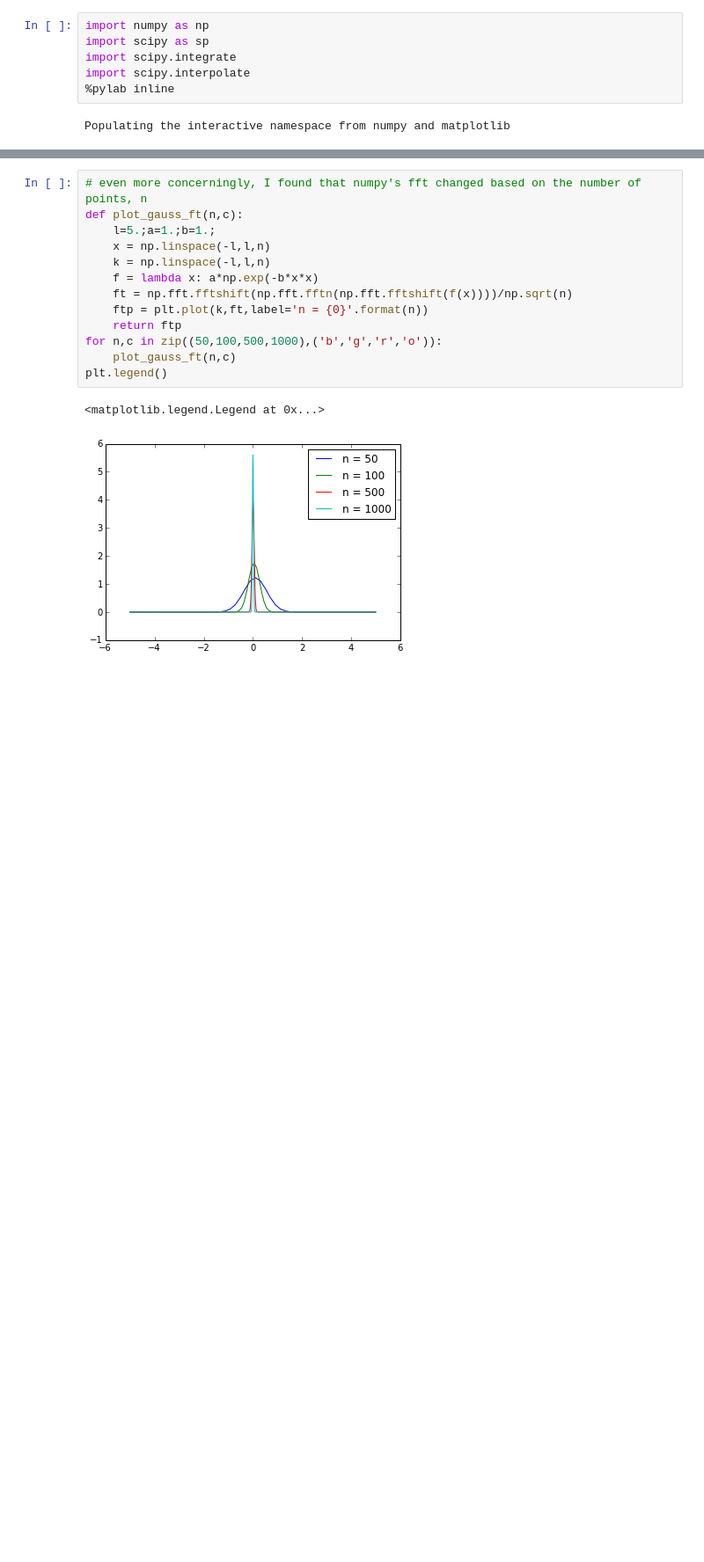
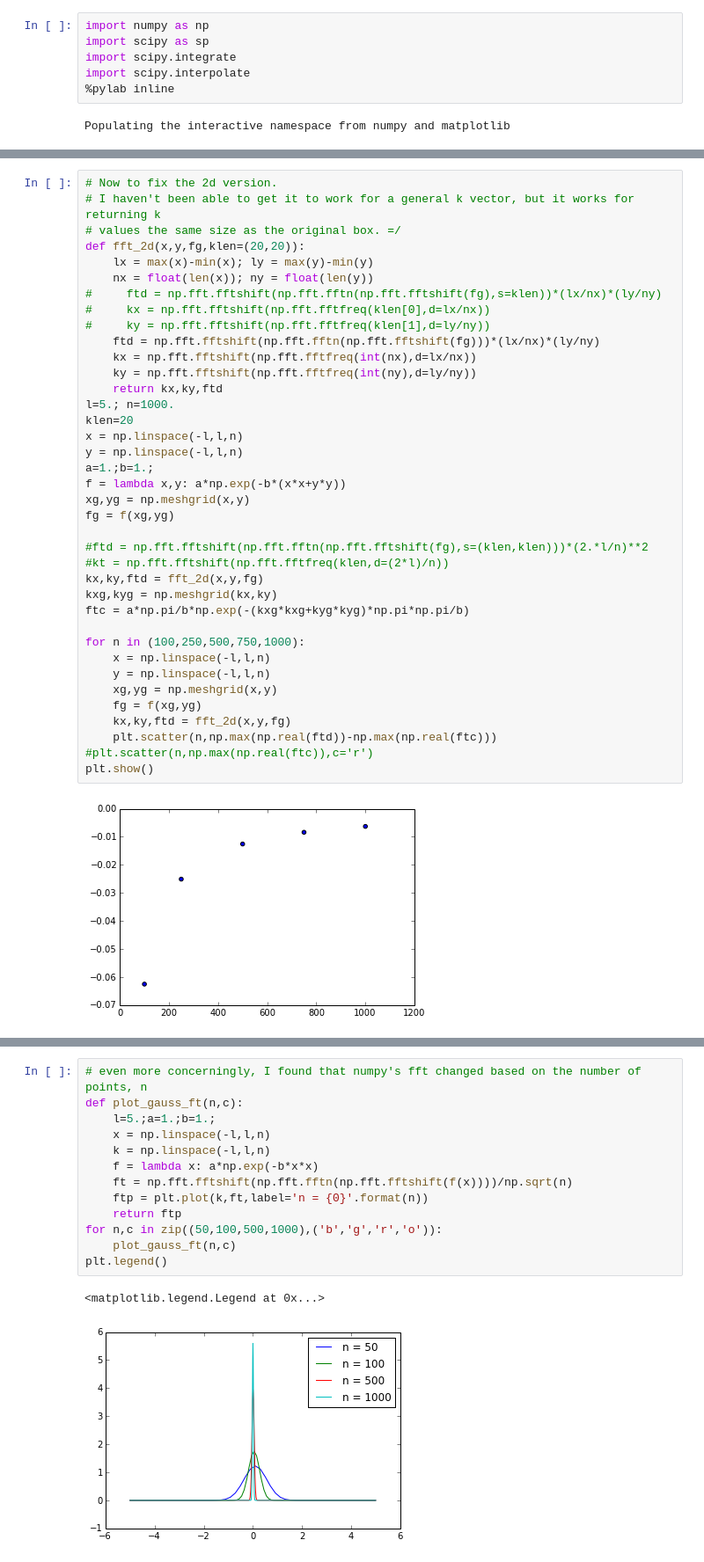
Before and after one commit to mpresley42/KSZ_21cm_Constraints, a Jupyter notebook: code/Python/PowerSpectrumTests.ipynb, the cells around one changed output, grey strips where cells are left out. Shown at 88% size. Saved outputs shown, nothing was run; the diff lists cells and outputs as text; blank space fills up the shorter version.

```diff
--- a/code/Python/PowerSpectrumTests.ipynb
+++ b/code/Python/PowerSpectrumTests.ipynb
@@ -30,0 +54,40 @@ plt.legend()
+# %%
+# Now to fix the 2d version.
+# I haven't been able to get it to work for a general k vector, but it works for returning k
+# values the same size as the original box. =/
+def fft_2d(x,y,fg,klen=(20,20)):
+    lx = max(x)-min(x); ly = max(y)-min(y)
+    nx = float(len(x)); ny = float(len(y))
+#     ftd = np.fft.fftshift(np.fft.fftn(np.fft.fftshift(fg),s=klen))*(lx/nx)*(ly/ny)
+#     kx = np.fft.fftshift(np.fft.fftfreq(klen[0],d=lx/nx))
+#     ky = np.fft.fftshift(np.fft.fftfreq(klen[1],d=ly/ny))
+    ftd = np.fft.fftshift(np.fft.fftn(np.fft.fftshift(fg)))*(lx/nx)*(ly/ny)
+    kx = np.fft.fftshift(np.fft.fftfreq(int(nx),d=lx/nx))
+    ky = np.fft.fftshift(np.fft.fftfreq(int(ny),d=ly/ny))
+    return kx,ky,ftd
+l=5.; n=1000.
+klen=20
+x = np.linspace(-l,l,n)
+y = np.linspace(-l,l,n)
+a=1.;b=1.;
+f = lambda x,y: a*np.exp(-b*(x*x+y*y))
+xg,yg = np.meshgrid(x,y)
+fg = f(xg,yg)
+
+#ftd = np.fft.fftshift(np.fft.fftn(np.fft.fftshift(fg),s=(klen,klen)))*(2.*l/n)**2
+#kt = np.fft.fftshift(np.fft.fftfreq(klen,d=(2*l)/n))
+kx,ky,ftd = fft_2d(x,y,fg)
+kxg,kyg = np.meshgrid(kx,ky)
+ftc = a*np.pi/b*np.exp(-(kxg*kxg+kyg*kyg)*np.pi*np.pi/b)
+
+for n in (100,250,500,750,1000):
+    x = np.linspace(-l,l,n)
+    y = np.linspace(-l,l,n)
+    xg,yg = np.meshgrid(x,y)
+    fg = f(xg,yg)
+    kx,ky,ftd = fft_2d(x,y,fg)
+    plt.scatter(n,np.max(np.real(ftd))-np.max(np.real(ftc)))
+#plt.scatter(n,np.max(np.real(ftc)),c='r')
+plt.show()
+# %% [output]
+[figure, added]
```
Also changed, not shown: parts of 7 cells of this notebook.
